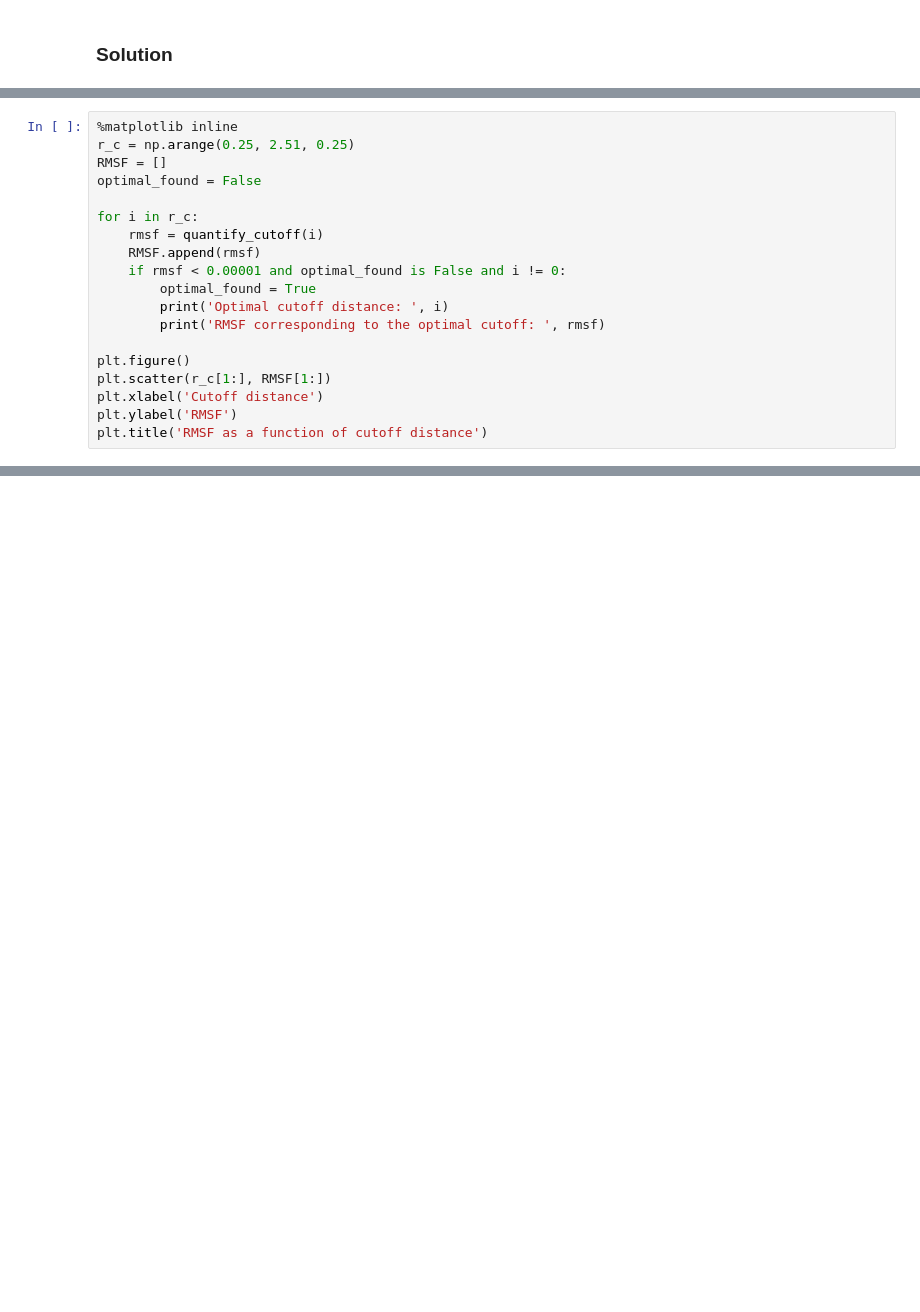
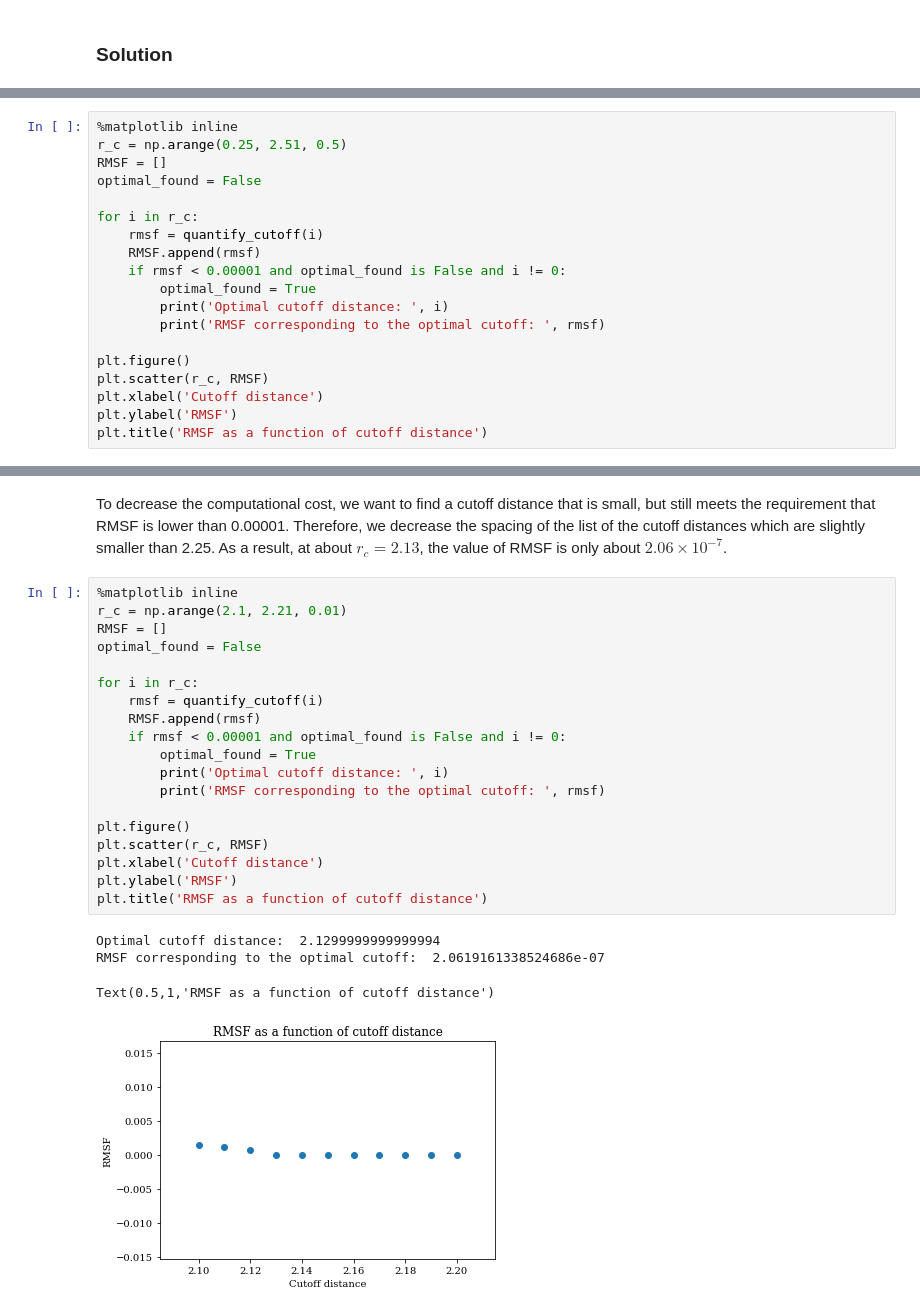
Before and after one commit to wehs7661/CompPhys, a Jupyter notebook: Tutorials/Tutorial_03.ipynb, the cells around one changed output, grey strips where cells are left out. Cells and saved outputs as stored; diff of their text form; blank space fills up the shorter version.

```diff
--- a/Tutorials/Tutorial_03.ipynb
+++ b/Tutorials/Tutorial_03.ipynb
@@ -90,6 +113,6 @@ To observe the influence that energy trunaction has on the energy conservation,
 # %%
 %matplotlib inline
-r_c = np.arange(0.25, 2.51, 0.25)
+r_c = np.arange(0.25, 2.51, 0.5)
 RMSF = []
 optimal_found = False
 
@@ -102,7 +125,7 @@ for i in r_c:
         print('RMSF corresponding to the optimal cutoff: ', rmsf)
 
 plt.figure()
-plt.scatter(r_c[1:], RMSF[1:])
+plt.scatter(r_c, RMSF)
 plt.xlabel('Cutoff distance')
 plt.ylabel('RMSF')
 plt.title('RMSF as a function of cutoff distance')
@@ -114 +137,27 @@ Text(0.5,1,'RMSF as a function of cutoff distance')
+# %% [markdown]
+To decrease the computational cost, we want to find a cutoff distance that is small, but still meets the requirement that RMSF is lower than 0.00001. Therefore, we decrease the spacing of the list of the cutoff distances which are slightly smaller than 2.25. As a result, at about $r_c=2.13$, the value of RMSF is only about $2.06 \times 10^{-7}$.
+# %%
+%matplotlib inline
+r_c = np.arange(2.1, 2.21, 0.01)
+RMSF = []
+optimal_found = False
+
+for i in r_c:
+    rmsf = quantify_cutoff(i)
+    RMSF.append(rmsf)
+    if rmsf < 0.00001 and optimal_found is False and i != 0:
+        optimal_found = True
+        print('Optimal cutoff distance: ', i)
+        print('RMSF corresponding to the optimal cutoff: ', rmsf)
+
+plt.figure()
+plt.scatter(r_c, RMSF)
+plt.xlabel('Cutoff distance')
+plt.ylabel('RMSF')
+plt.title('RMSF as a function of cutoff distance')
+# %% [output]
+Optimal cutoff distance:  2.1299999999999994
+RMSF corresponding to the optimal cutoff:  2.0619161338524686e-07
+Text(0.5,1,'RMSF as a function of cutoff distance')
+[figure, added]
 # %% [markdown]
```
Also changed, not shown: parts of 15 cells of this notebook, 14 other files.
